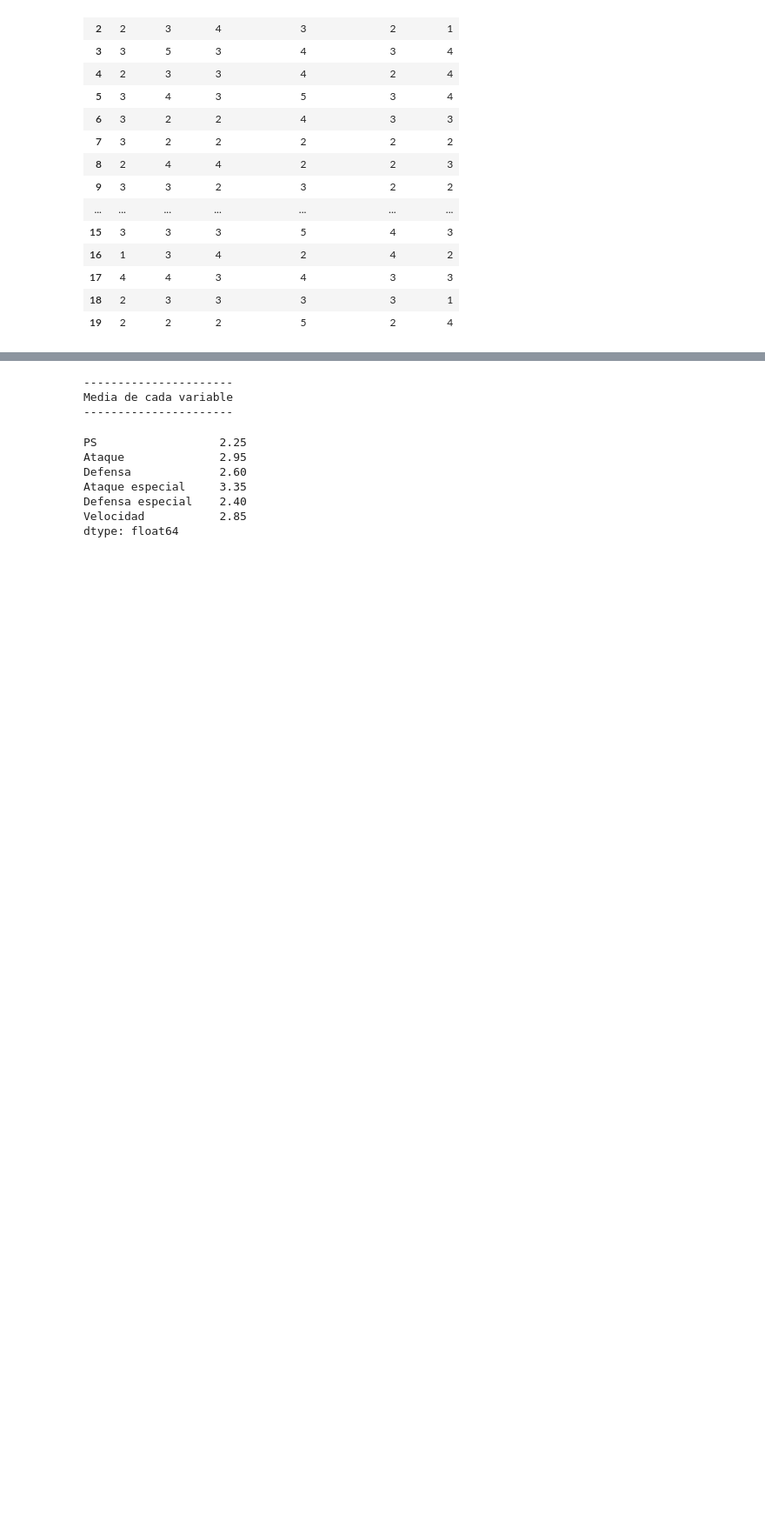
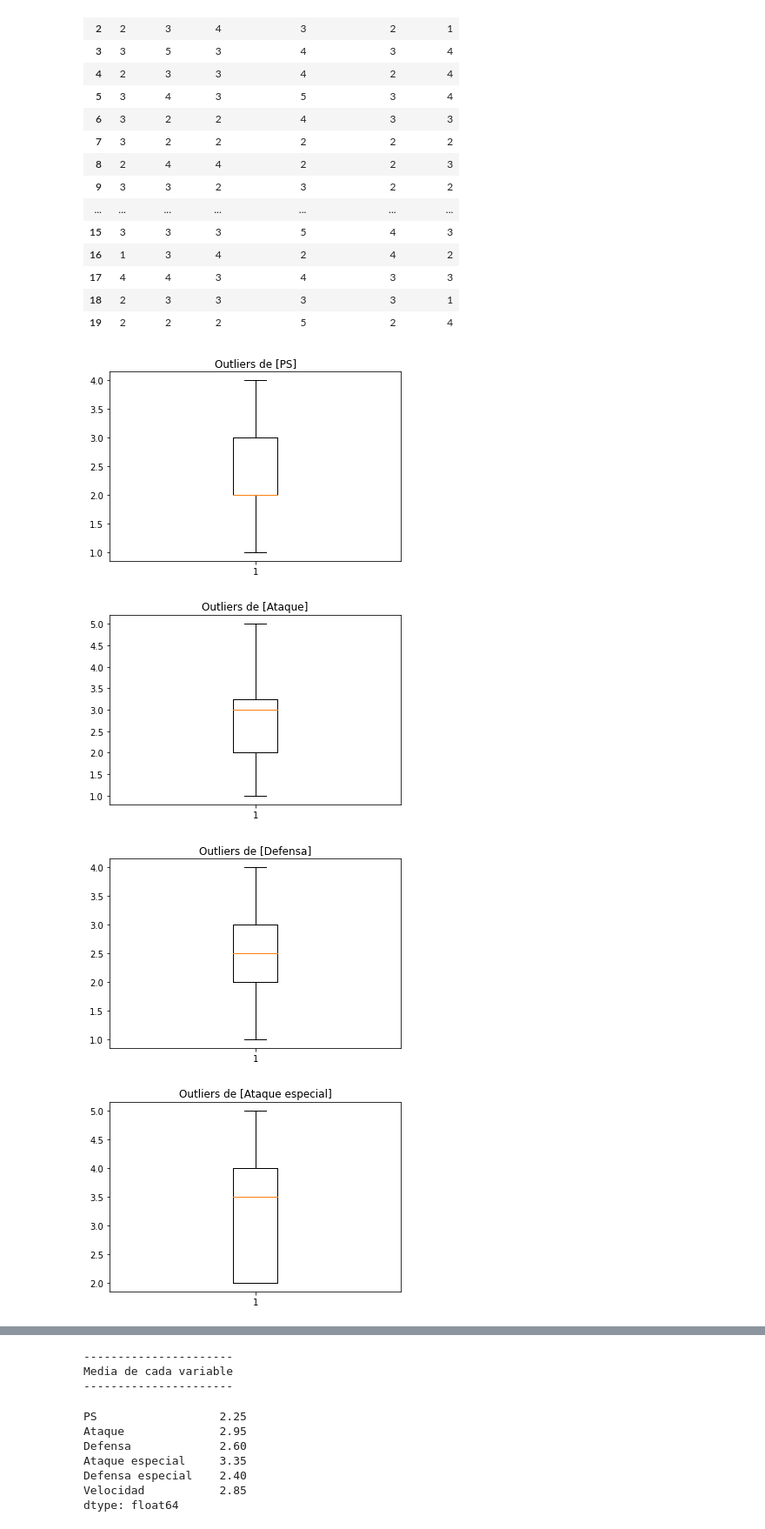
Before and after one commit to javierarteagapuell/deeplearning, a Jupyter notebook: Ejercicio3.ipynb, the cells around one changed output, grey strips where cells are left out. Shown at 87% size. Saved outputs shown, nothing was run; the diff lists cells and outputs as text; code cells hidden in the pictures; blank space fills up the shorter version.

```diff
--- a/Ejercicio3.ipynb
+++ b/Ejercicio3.ipynb
@@ -45,3 +45,14 @@ data
 | 17 | 4 | 4 | 3 | 4 | 3 | 3 |
 | 18 | 2 | 3 | 3 | 3 | 3 | 1 |
 | 19 | 2 | 2 | 2 | 5 | 2 | 4 |
+# %%
+for i in data.columns:
+  arr = data[i]
+  plt.boxplot(arr)
+  plt.title("Outliers de [{0}]".format(i))
+  plt.show()
+# %% [output]
+[figure, added]
+[figure, added]
+[figure, added]
+[figure, added]
```
Also changed, not shown: parts of 10 cells of this notebook.
